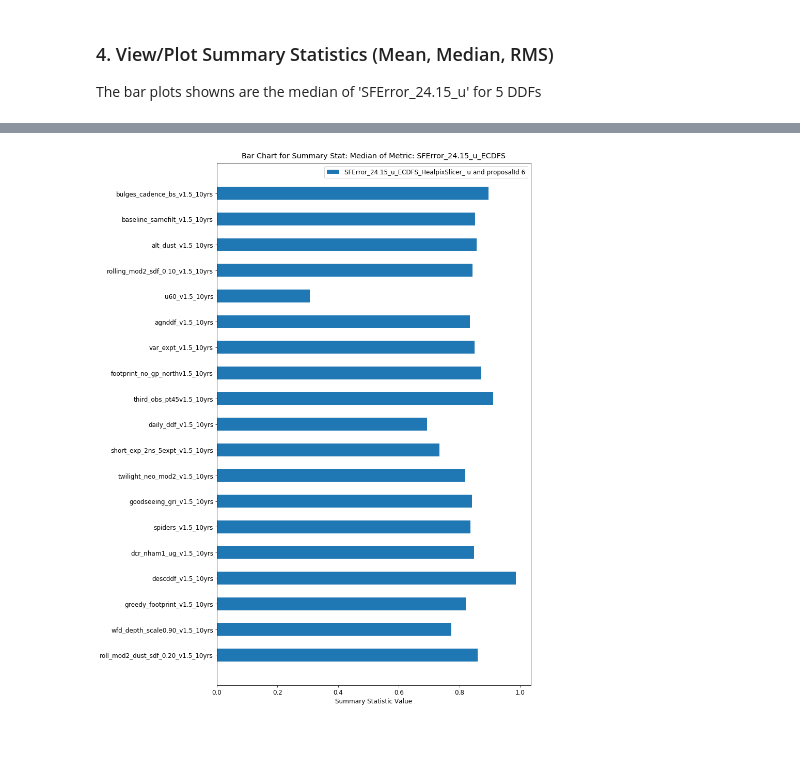
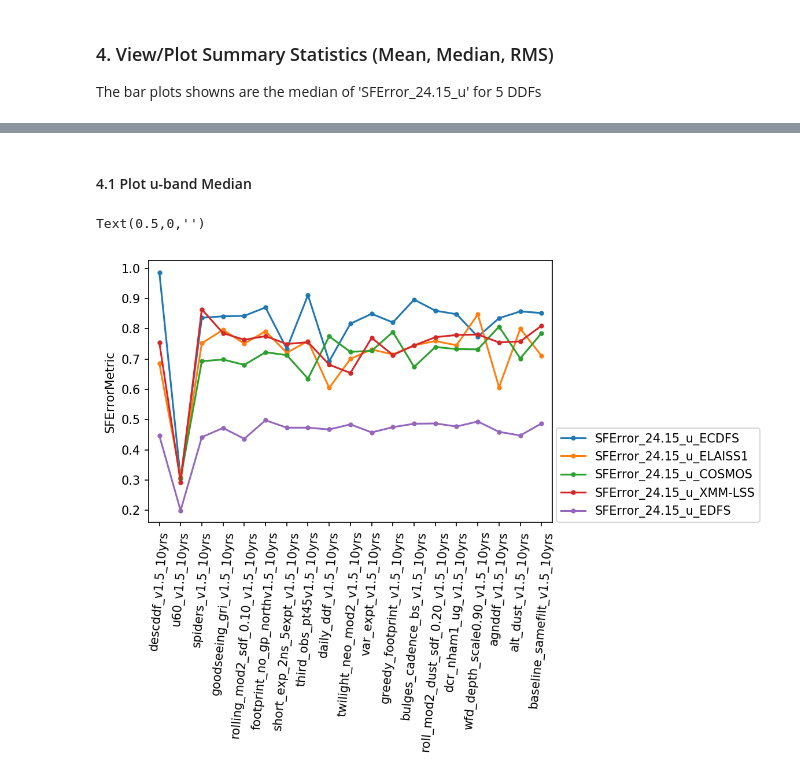
Before and after one commit to RichardsGroup/LSST_SF_Metric, a Jupyter notebook: notebooks/01_DDF.ipynb, the cells around one changed output, grey strips where cells are left out. Saved outputs shown, nothing was run; the diff lists cells and outputs as text; code cells hidden in the pictures; blank space fills up the shorter version.

```diff
--- a/notebooks/01_DDF.ipynb
+++ b/notebooks/01_DDF.ipynb
@@ -317,4 +298,27 @@ plotSummaryBarh(resultDbsView, 'SFError_24.15_u_XMM-LSS', 'Median')
-# %%
-plotSummaryBarh(resultDbsView, 'SFError_24.15_u_ECDFS', 'Median')
-# %% [output]
-[figure, removed]
+# %% [markdown]
+#### 4.1 Plot u-band Median
+# %%
+fig, ax = plt.subplots(1, 1, dpi=150)
+median_u_dfs = []
+
+# merge summary stats
+for key in bd_keys[:]:
+    if 'u' in key[1]:
+        df = getSummary(resultDbsView, key[1], 'Median', pandas=True)[['runName', 'summaryValue']]
+        median_u_dfs.append(df.rename(columns={'summaryValue':key[1]}).set_index('runName'))
+merged_df = median_u_dfs[0].join(median_u_dfs[1:])
+
+# plot merged stats
+runNames = list(merged_df.index)
+xi = np.arange(len(runNames))
+merged_df.plot(ax=ax, ms=3, style='o-')
+
+# manage ticks
+_ = plt.xticks(xi, runNames, rotation=85)
+plt.xlim(-0.5, merged_df.shape[0] - 0.5)
+plt.legend(loc=(1.01, 0))
+ax.set_ylabel('SFErrorMetric')
+ax.set_xlabel("")
+# %% [output]
+Text(0.5,0,'')
+[figure, added]
```
Also changed, not shown: parts of 28 cells of this notebook.
